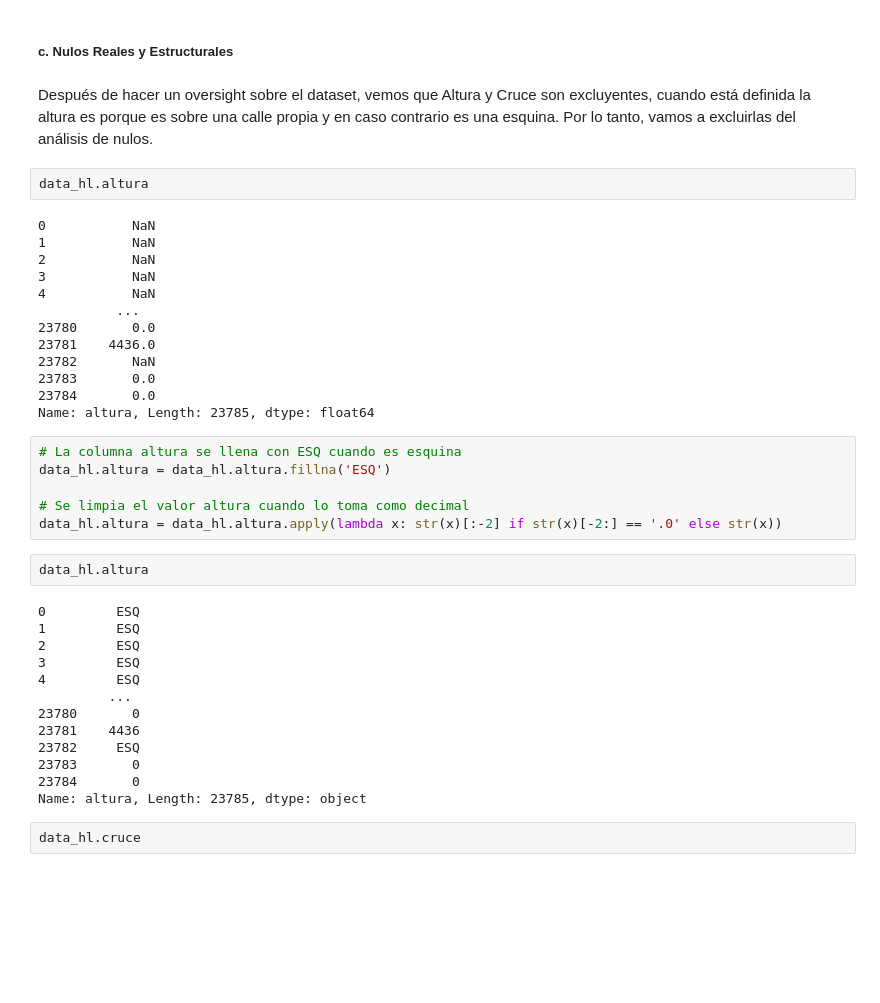
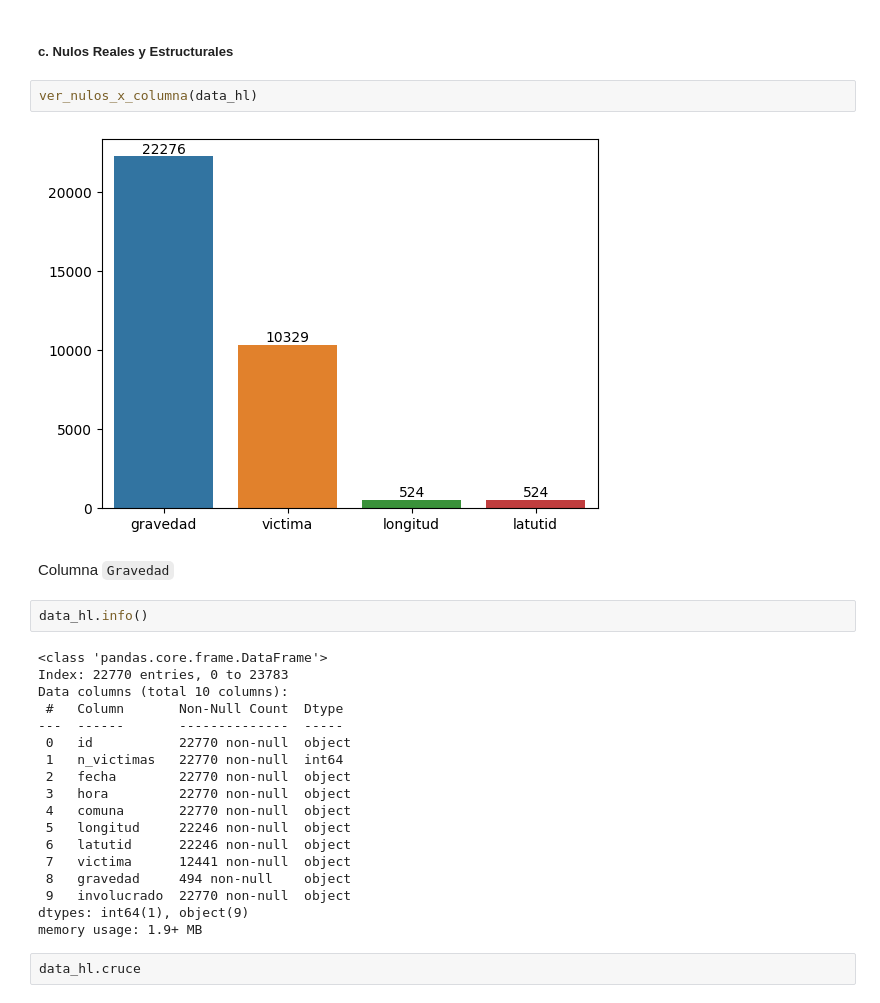
Before and after one commit to cypbk/pida-javier-bengolea, a Jupyter notebook: main.ipynb, the cells around one changed output. Saved outputs shown, nothing was run; the diff lists cells and outputs as text; blank space fills up the shorter version.

```diff
--- a/main.ipynb
+++ b/main.ipynb
@@ -1338,44 +1149,32 @@ data_hl2.drop(['transporte_publico_x',	'camion_x',	'ciclista_x','moto_y','auto_y
 Vemos que todas las filas tienen al menos un valor nulo.
 # %% [markdown]
 ##### c. Nulos Reales y Estructurales
-# %% [markdown]
-Después de hacer un oversight sobre el dataset, vemos que Altura y Cruce son excluyentes, cuando está definida la altura es porque es sobre una calle propia y en caso contrario es una esquina. Por lo tanto, vamos a excluirlas del análisis de nulos.
+# %%
+ver_nulos_x_columna(data_hl)
+# %% [output]
+[figure, added]
+# %% [markdown]
+Columna <code>Gravedad</code>
 # %%
-data_hl.altura
+data_hl.info()
 # %% [output]
-0           NaN
-1           NaN
-2           NaN
-3           NaN
-4           NaN
-          ...
-23780       0.0
-23781    4436.0
-23782       NaN
-23783       0.0
-23784       0.0
-Name: altura, Length: 23785, dtype: float64
+<class 'pandas.core.frame.DataFrame'>
+Index: 22770 entries, 0 to 23783
+Data columns (total 10 columns):
+ #   Column       Non-Null Count  Dtype
+---  ------       --------------  -----
+ 0   id           22770 non-null  object
+ 1   n_victimas   22770 non-null  int64
+ 2   fecha        22770 non-null  object
+ 3   hora         22770 non-null  object
+ 4   comuna       22770 non-null  object
+ 5   longitud     22246 non-null  object
+ 6   latutid      22246 non-null  object
+ 7   victima      12441 non-null  object
+ 8   gravedad     494 non-null    object
+ 9   involucrado  22770 non-null  object
+dtypes: int64(1), object(9)
+memory usage: 1.9+ MB
-# %%
-# La columna altura se llena con ESQ cuando es esquina
-data_hl.altura = data_hl.altura.fillna('ESQ')
-
-# Se limpia el valor altura cuando lo toma como decimal
-data_hl.altura = data_hl.altura.apply(lambda x: str(x)[:-2] if str(x)[-2:] == '.0' else str(x))
-# %%
-data_hl.altura
-# %% [output]
-0         ESQ
-1         ESQ
-2         ESQ
-3         ESQ
-4         ESQ
-         ...
-23780       0
-23781    4436
-23782     ESQ
-23783       0
-23784       0
-Name: altura, Length: 23785, dtype: object
 # %%
 data_hl.cruce
 # %% [output]
```
Also changed, not shown: parts of 68 cells of this notebook, 2 other files.
